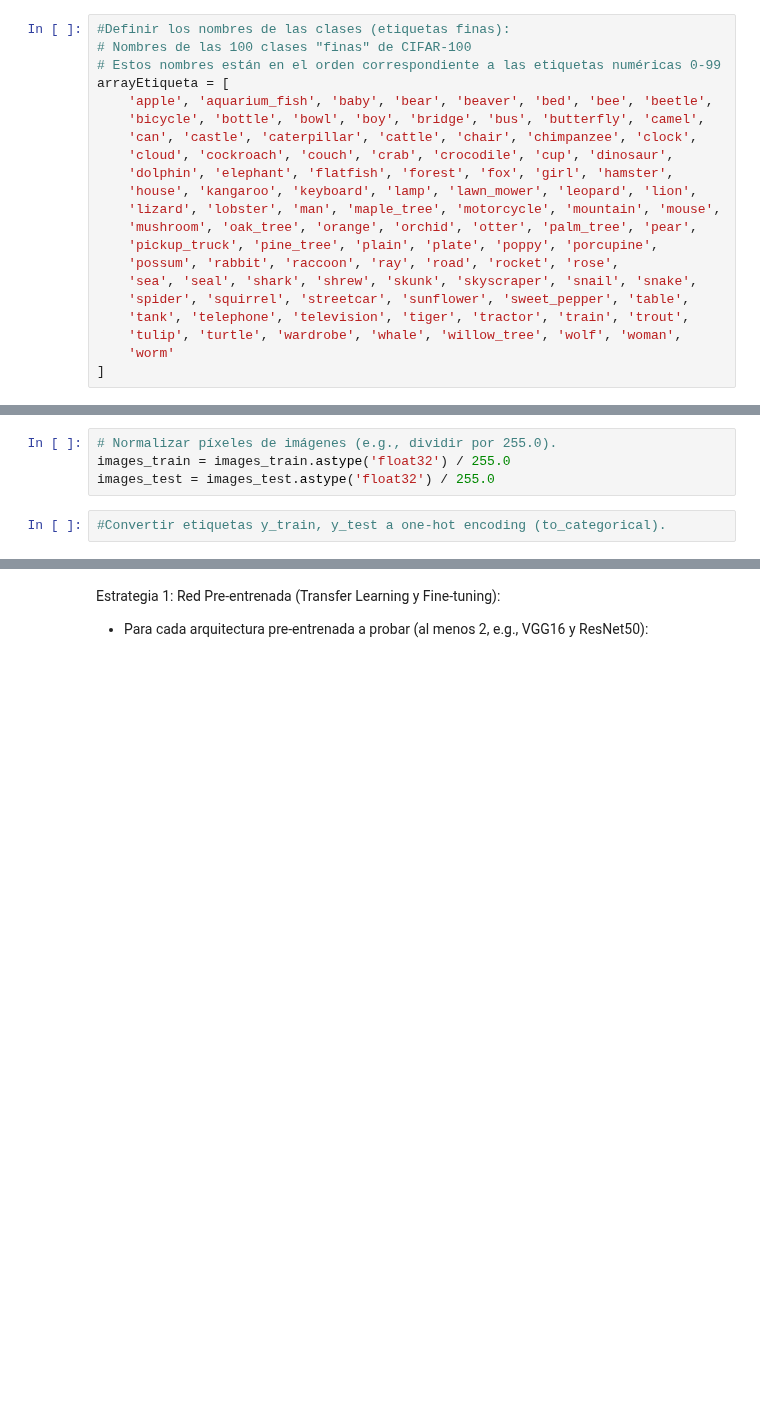
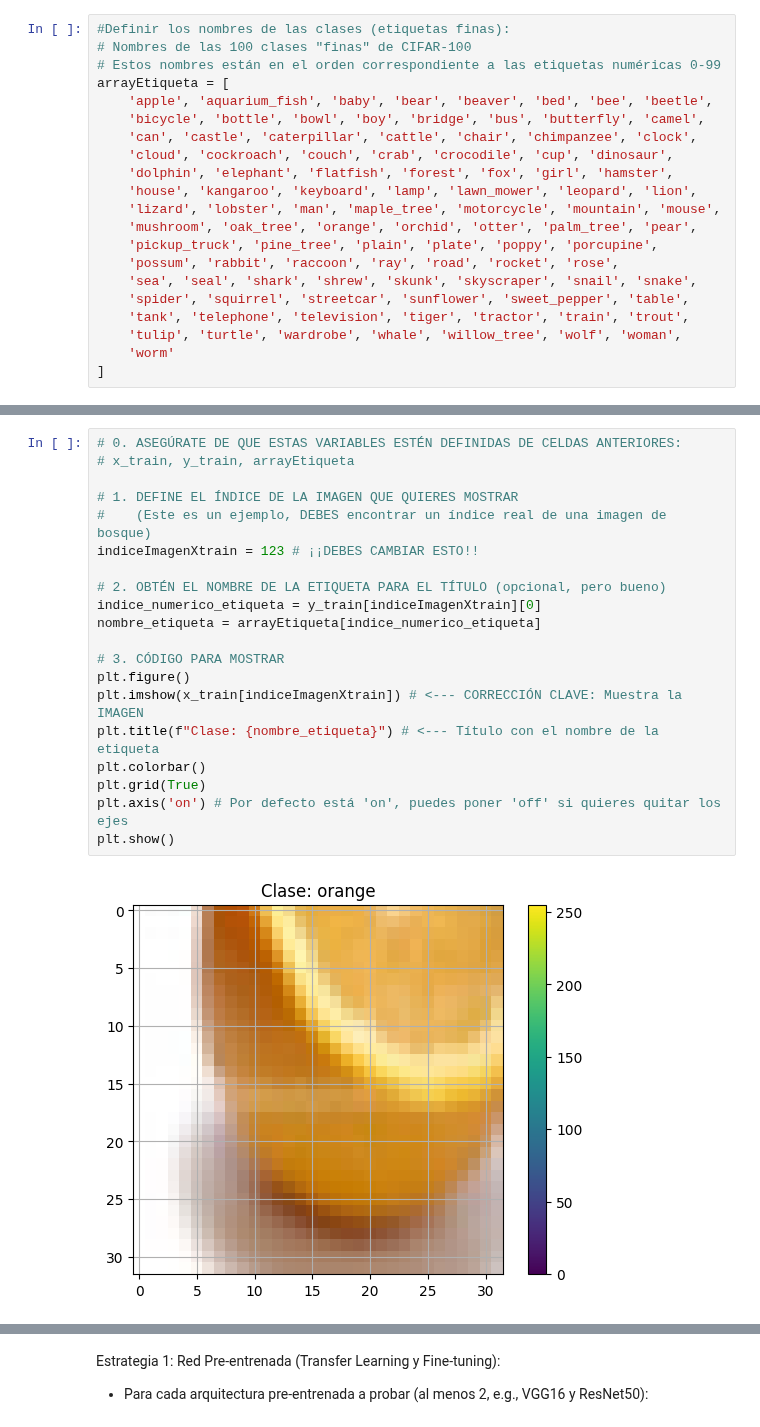
Before and after one commit to KARENCMP82/Python, a Jupyter notebook: DSC1124ESP_Actividad_DL_Grupo_XX.ipynb, the cells around one changed output, grey strips where cells are left out. Drawn from its saved outputs; the diff is of its cells as text; blank space fills up the shorter version.

```diff
--- a/DSC1124ESP_Actividad_DL_Grupo_XX.ipynb
+++ b/DSC1124ESP_Actividad_DL_Grupo_XX.ipynb
@@ -125,6 +121,22 @@ for i in range(5):
-# %%
-# Normalizar píxeles de imágenes (e.g., dividir por 255.0).
-images_train = images_train.astype('float32') / 255.0
-images_test = images_test.astype('float32') / 255.0
-# %%
-#Convertir etiquetas y_train, y_test a one-hot encoding (to_categorical).
+# %%
+# 0. ASEGÚRATE DE QUE ESTAS VARIABLES ESTÉN DEFINIDAS DE CELDAS ANTERIORES:
+# x_train, y_train, arrayEtiqueta
+
+# 1. DEFINE EL ÍNDICE DE LA IMAGEN QUE QUIERES MOSTRAR
+#    (Este es un ejemplo, DEBES encontrar un índice real de una imagen de bosque)
+indiceImagenXtrain = 123 # ¡¡DEBES CAMBIAR ESTO!!
+
+# 2. OBTÉN EL NOMBRE DE LA ETIQUETA PARA EL TÍTULO (opcional, pero bueno)
+indice_numerico_etiqueta = y_train[indiceImagenXtrain][0]
+nombre_etiqueta = arrayEtiqueta[indice_numerico_etiqueta]
+
+# 3. CÓDIGO PARA MOSTRAR
+plt.figure()
+plt.imshow(x_train[indiceImagenXtrain]) # <--- CORRECCIÓN CLAVE: Muestra la IMAGEN
+plt.title(f"Clase: {nombre_etiqueta}") # <--- Título con el nombre de la etiqueta
+plt.colorbar()
+plt.grid(True)
+plt.axis('on') # Por defecto está 'on', puedes poner 'off' si quieres quitar los ejes
+plt.show()
+# %% [output]
+[figure, added]
```
Also changed, not shown: parts of 12 cells of this notebook.
